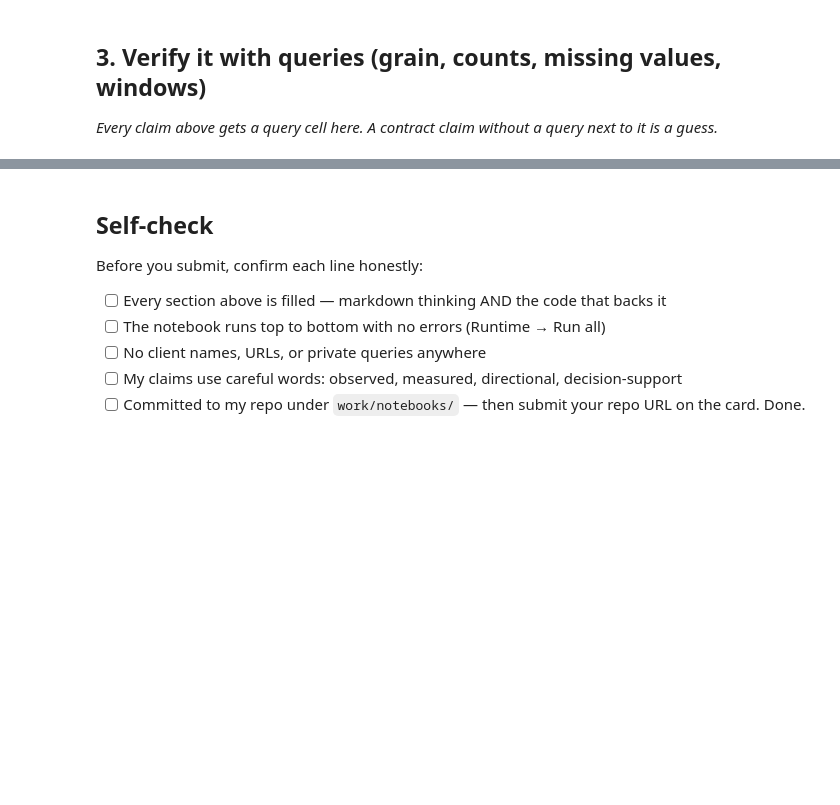
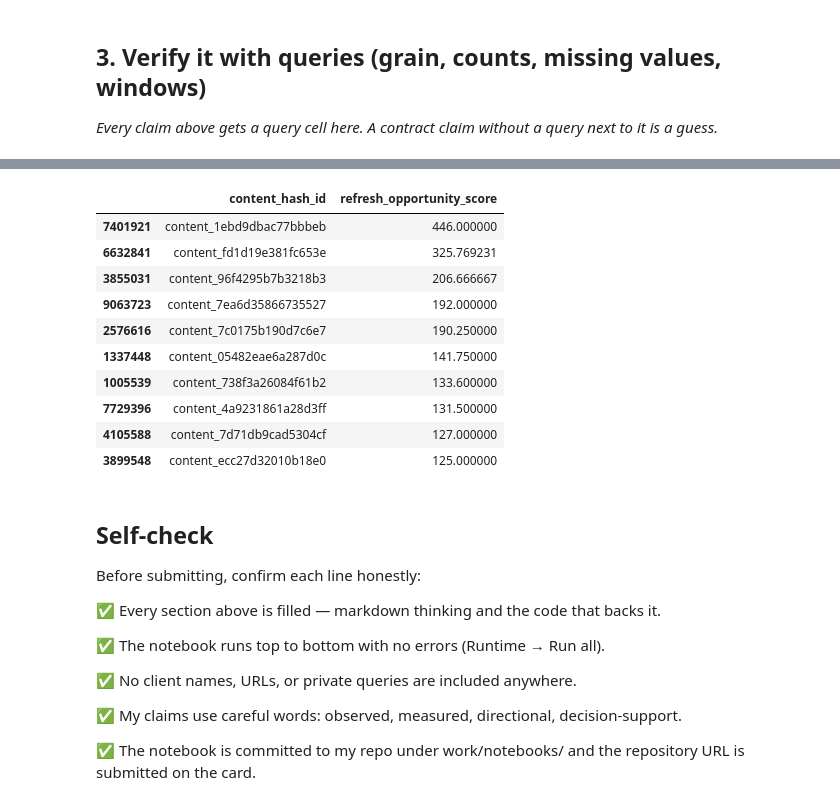
Before and after one commit to R-SamiUllah/Flyrank-Task1, a Jupyter notebook: work/notebooks/w03_data_contract.ipynb, the cells around one changed output, grey strips where cells are left out. Cells and saved outputs as stored; diff of their text form; code cells hidden in the pictures; blank space fills up the shorter version.

```diff
--- a/work/notebooks/w03_data_contract.ipynb
+++ b/work/notebooks/w03_data_contract.ipynb
@@ -37,10 +400,39 @@ This skeleton is yours to fill. Work the sections **in order** — each one has
+# %%
+top_refresh = performance_df.sort_values(
+    "refresh_opportunity_score",
+    ascending=False
+).head(10)
+
+top_refresh[
+    [
+        "content_hash_id",
+        "refresh_opportunity_score"
+    ]
+]
+# %% [output]
+|  | content_hash_id | refresh_opportunity_score |
+| 7401921 | content_1ebd9dbac77bbbeb | 446.000000 |
+| 6632841 | content_fd1d19e381fc653e | 325.769231 |
+| 3855031 | content_96f4295b7b3218b3 | 206.666667 |
+| 9063723 | content_7ea6d35866735527 | 192.000000 |
+| 2576616 | content_7c0175b190d7c6e7 | 190.250000 |
+| 1337448 | content_05482eae6a287d0c | 141.750000 |
+| 1005539 | content_738f3a26084f61b2 | 133.600000 |
+| 7729396 | content_4a9231861a28d3ff | 131.500000 |
+| 4105588 | content_7d71db9cad5304cf | 127.000000 |
+| 3899548 | content_ecc27d32010b18e0 | 125.000000 |
 # %% [markdown]
 ## Self-check
 
-Before you submit, confirm each line honestly:
 
-- [ ] Every section above is filled — markdown thinking AND the code that backs it
-- [ ] The notebook runs top to bottom with no errors (Runtime → Run all)
-- [ ] No client names, URLs, or private queries anywhere
-- [ ] My claims use careful words: observed, measured, directional, decision-support
-- [ ] Committed to my repo under `work/notebooks/` — then submit your repo URL on the card. Done.
+Before submitting, confirm each line honestly:
+
+✅ Every section above is filled — markdown thinking and the code that backs it.
+
+✅ The notebook runs top to bottom with no errors (Runtime → Run all).
+
+✅ No client names, URLs, or private queries are included anywhere.
+
+✅ My claims use careful words: observed, measured, directional, decision-support.
+
+✅ The notebook is committed to my repo under work/notebooks/ and the repository URL is submitted on the card.
```
Also changed, not shown: parts of 38 cells of this notebook.
